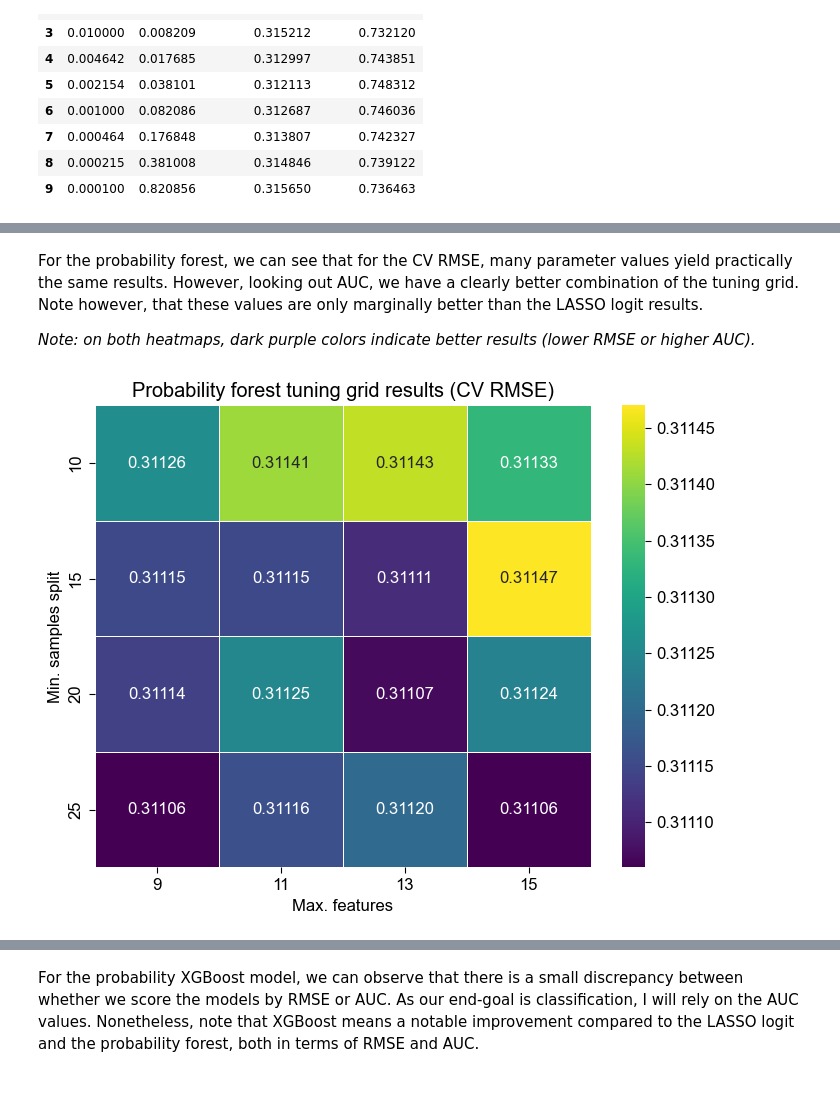
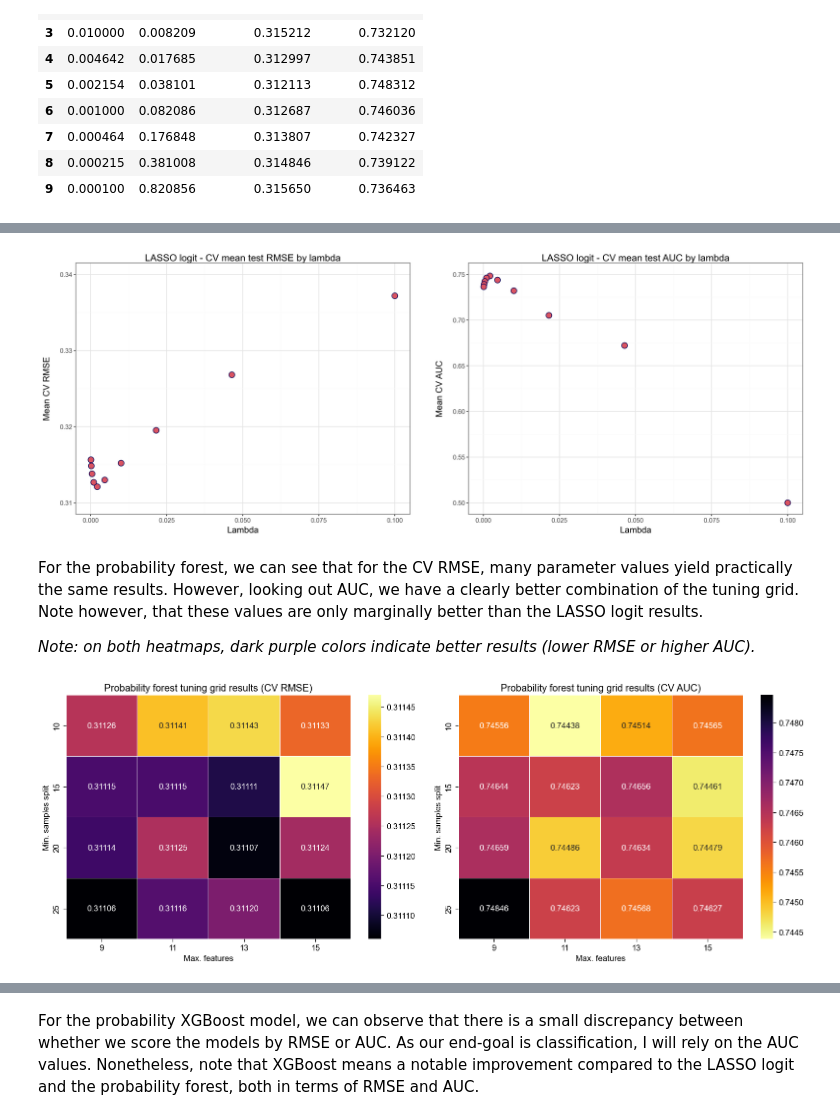
Before and after one commit to marton-nagy-marton/Data-Analysis-3, a Jupyter notebook: Home_Assignment_2/MartonNagy_DA3_HA2_prediction.ipynb, the cells around one changed output, grey strips where cells are left out. Cells and saved outputs as stored; diff of their text form; code cells hidden in the pictures; blank space fills up the shorter version.

Commit message:
Add diagnostic plots for predictions

```diff
--- a/Home_Assignment_2/MartonNagy_DA3_HA2_prediction.ipynb
+++ b/Home_Assignment_2/MartonNagy_DA3_HA2_prediction.ipynb
@@ -605,25 +640,62 @@ cv_summary_lasso
+# %%
+pw.basefigure.clear()
+p1 = (
+    ggplot(cv_summary_lasso, aes(x="Lambda", y="Mean CV RMSE"))
+    + geom_point(fill = color[0], color = color[1], size=4)
+    + scale_y_continuous(limits=(0.31, 0.34), breaks=seq(0.31, 0.34, 0.01))
+    + labs(title = 'LASSO logit - CV mean test RMSE by lambda')
+    + theme_bw()
+)
+
+p2 = (
+    ggplot(cv_summary_lasso, aes(x="Lambda", y="Mean CV AUC"))
+    + geom_point(fill = color[0], color = color[1], size=4)
+    + scale_y_continuous(limits=(0.5, 0.75), breaks=seq(0.5, 0.75, 0.05))
+    + labs(title = 'LASSO logit - CV mean test AUC by lambda')
+    + theme_bw()
+)
+
+display(pw.load_ggplot(p1) | pw.load_ggplot(p2))
+# %% [output]
+[figure, added]
 # %% [markdown]
 For the probability forest, we can see that for the CV RMSE, many parameter values yield practically the same results. However, looking out AUC, we have a clearly better combination of the tuning grid. Note however, that these values are only marginally better than the LASSO logit results.
 
 *Note: on both heatmaps, dark purple colors indicate better results (lower RMSE or higher AUC).*
 # %%
-heatmap_data = pd.DataFrame(prob_forest.cv_results_)[
+heatmap_data_rmse = pd.DataFrame(prob_forest.cv_results_)[
     ["param_max_features", "param_min_samples_split", "mean_test_neg_brier_score"]
 ].assign(
     mean_test_score=lambda x: np.sqrt(x["mean_test_neg_brier_score"] * -1),
     Variables=lambda x: x["param_max_features"],
     Min_nodes=lambda x: x["param_min_samples_split"],
 ).pivot(
     index="Min_nodes", columns="Variables", values="mean_test_score"
 ).round(5)
 
-plt.figure(figsize=(8, 6))
-sns.heatmap(heatmap_data, annot=True, cmap="viridis", fmt=".5f", linewidths=0.5)
+heatmap_data_auc = pd.DataFrame(prob_forest.cv_results_)[
+    ["param_max_features", "param_min_samples_split", "mean_test_roc_auc"]
+].assign(
+    mean_test_score=lambda x: x["mean_test_roc_auc"],
+    Variables=lambda x: x["param_max_features"],
+    Min_nodes=lambda x: x["param_min_samples_split"],
+).pivot(
+    index="Min_nodes", columns="Variables", values="mean_test_score"
+).round(5)
 
-plt.xlabel("Max. features")
-plt.ylabel("Min. samples split")
-plt.title("Probability forest tuning grid results (CV RMSE)")
+fig, axes = plt.subplots(1, 2, figsize=(16, 6))
 
+sns.heatmap(heatmap_data_rmse, annot=True, cmap="inferno", fmt=".5f", linewidths=0.5, ax=axes[0])
+axes[0].set_xlabel("Max. features")
+axes[0].set_ylabel("Min. samples split")
+axes[0].set_title("Probability forest tuning grid results (CV RMSE)")
+
+sns.heatmap(heatmap_data_auc, annot=True, cmap="inferno_r", fmt=".5f", linewidths=0.5, ax=axes[1])
+axes[1].set_xlabel("Max. features")
+axes[1].set_ylabel("Min. samples split")
+axes[1].set_title("Probability forest tuning grid results (CV AUC)")
+
+plt.tight_layout()
 plt.show()
 # %% [output]
-[figure, old version]
+[figure, new version]
```
Also changed, not shown: parts of 41 cells of this notebook.
